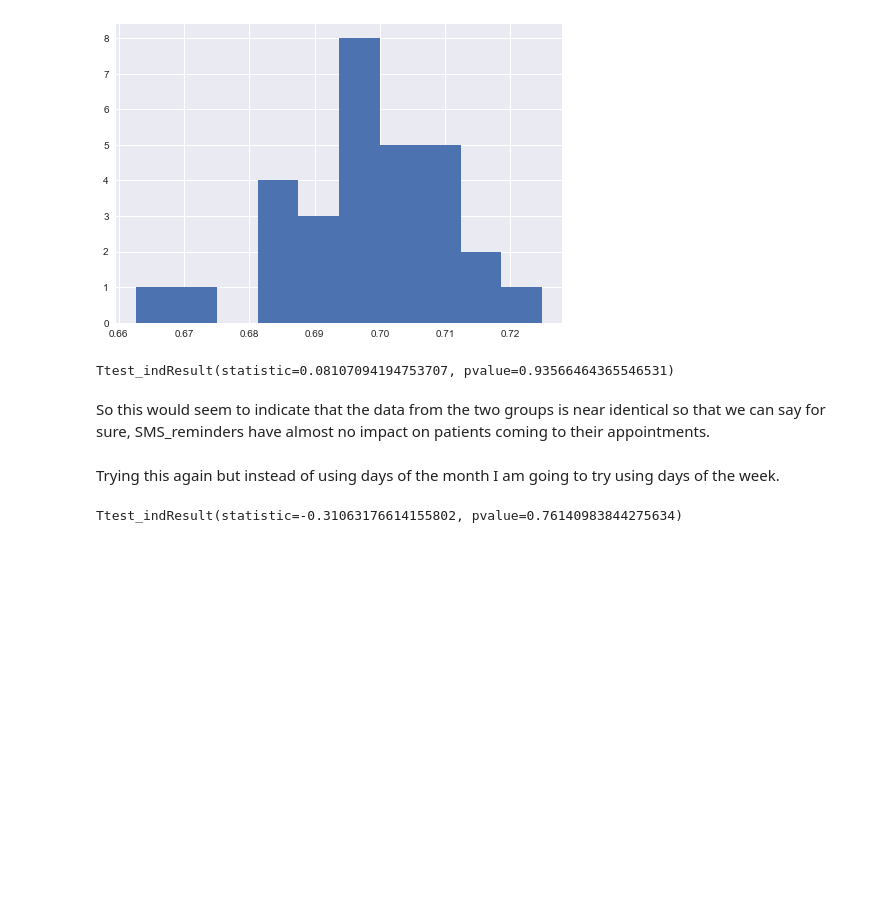
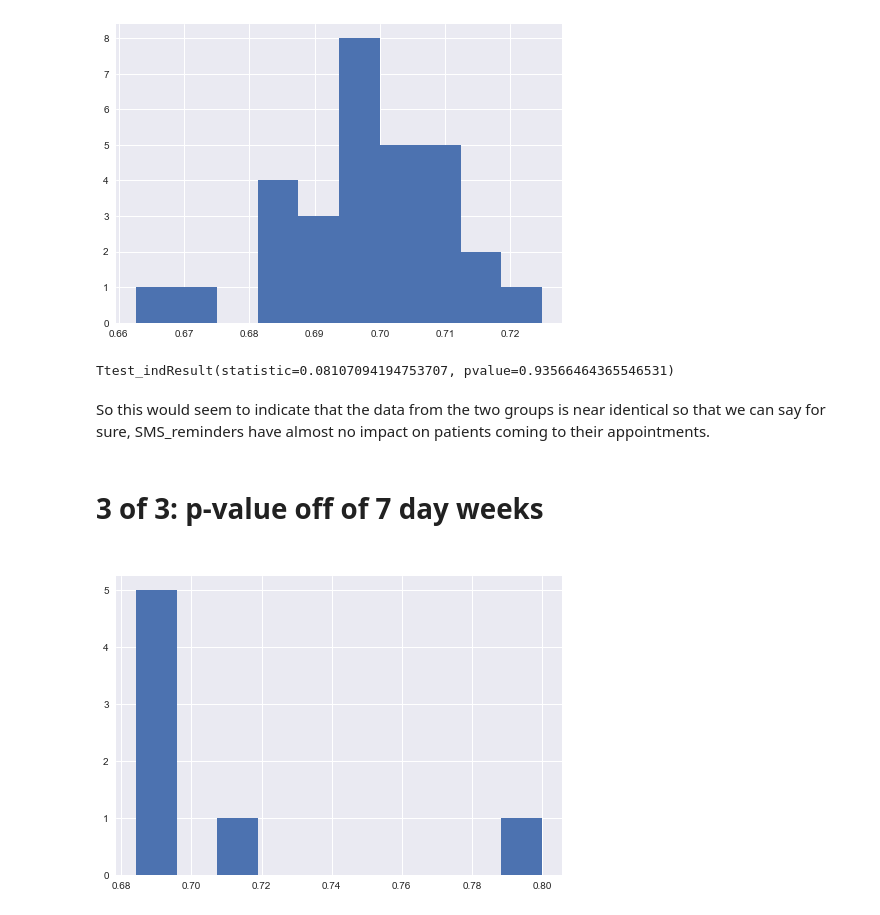
Before and after one commit to gurkpet/Thinkful-Lessons, a Jupyter notebook: Thinkful 1.5.1 - Narrative Analytics Capstone/MedAppointments.ipynb, the cells around one changed output. Cells and saved outputs as stored; diff of their text form; code cells hidden in the pictures; blank space fills up the shorter version.

```diff
--- a/Thinkful 1.5.1 - Narrative Analytics Capstone/MedAppointments.ipynb
+++ b/Thinkful 1.5.1 - Narrative Analytics Capstone/MedAppointments.ipynb
@@ -137,14 +160,18 @@ ttest_ind(control['Status'], test['Status'])
 Ttest_indResult(statistic=0.08107094194753707, pvalue=0.93566464365546531)
 # %% [markdown]
 So this would seem to indicate that the data from the two groups is near identical so that we can say for sure, SMS_reminders have almost no impact on patients coming to their appointments.
-# %% [markdown]
-Trying this again but instead of using days of the month I am going to try using days of the week.
+# %% [markdown]
+<h1> 3 of 3: p-value off of 7 day weeks<h1>
 # %%
 week_df = df[['DayOfTheWeek', 'Status', 'Sms_Reminder']]
 # %%
 week_test = week_df[week_df['Sms_Reminder']==1]
 week_control = week_df[week_df['Sms_Reminder']==0]
 # %%
-ttest_ind(week_test.groupby('DayOfTheWeek').mean().Status, week_control.groupby('DayOfTheWeek').mean().Status)
+week_test_gp = week_test.groupby('DayOfTheWeek').mean()
+week_control_gp = week_control.groupby('DayOfTheWeek').mean()
-# %% [output]
-Ttest_indResult(statistic=-0.31063176614155802, pvalue=0.76140983844275634)
+# %%
+plt.hist(week_test_gp.Status)
+plt.show()
+# %% [output]
+[figure, added]
```
Also changed, not shown: parts of 8 cells of this notebook.
